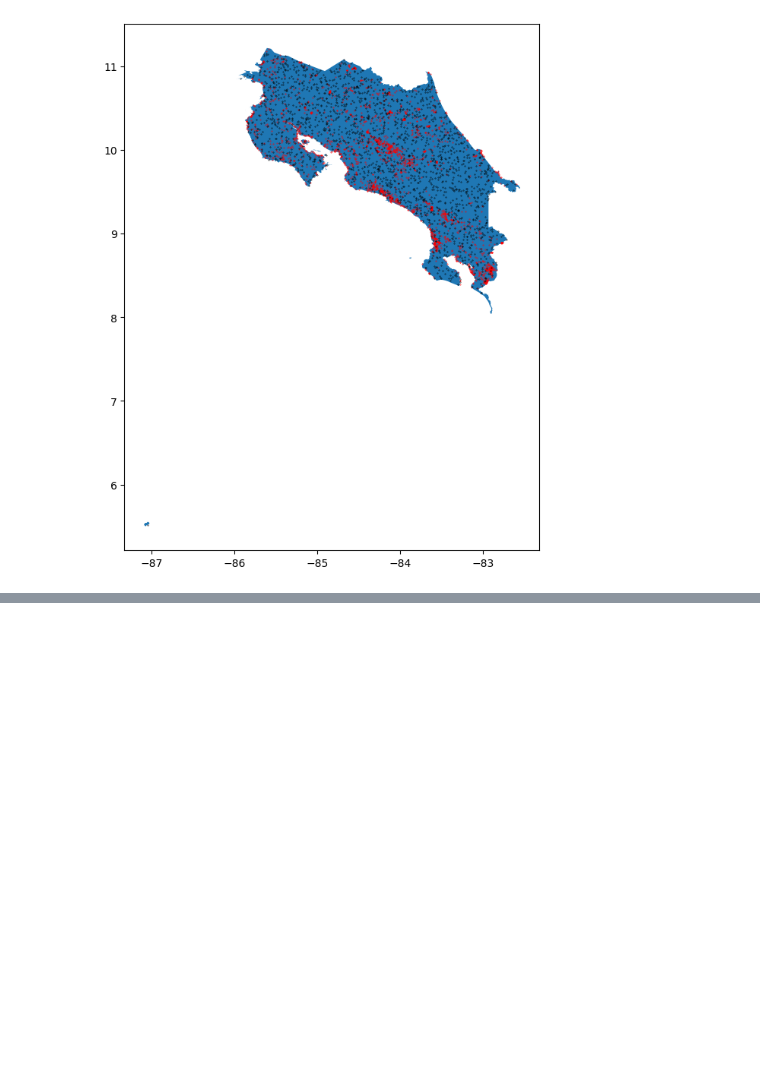
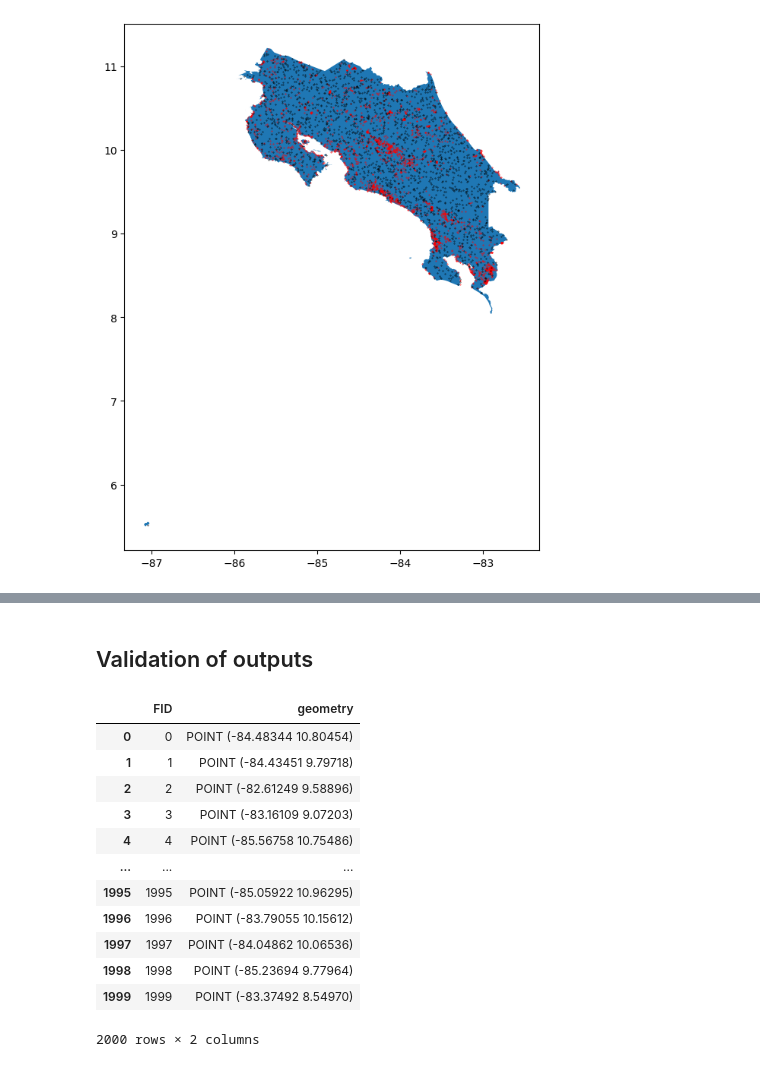
Before and after one commit to wri/plantation_classifier, a Jupyter notebook: notebooks/label_propagation.ipynb, the cells around one changed output, grey strips where cells are left out. Drawn from its saved outputs; the diff is of its cells as text; code cells hidden in the pictures; blank space fills up the shorter version.

```diff
--- a/notebooks/label_propagation.ipynb
+++ b/notebooks/label_propagation.ipynb
@@ -164,0 +280,19 @@ X.shape, y.shape, Xun.shape, yun.shape
+# %% [markdown]
+## Validation of outputs
+# %%
+preds = gpd.read_file('../data/testing/preds.shp')
+preds
+# %% [output]
+|  | FID | geometry |
+| 0 | 0 | POINT (-84.48344 10.80454) |
+| 1 | 1 | POINT (-84.43451 9.79718) |
+| 2 | 2 | POINT (-82.61249 9.58896) |
+| 3 | 3 | POINT (-83.16109 9.07203) |
+| 4 | 4 | POINT (-85.56758 10.75486) |
+| ... | ... | ... |
+| 1995 | 1995 | POINT (-85.05922 10.96295) |
+| 1996 | 1996 | POINT (-83.79055 10.15612) |
+| 1997 | 1997 | POINT (-84.04862 10.06536) |
+| 1998 | 1998 | POINT (-85.23694 9.77964) |
+| 1999 | 1999 | POINT (-83.37492 8.54970) |
+2000 rows × 2 columns
```
Also changed, not shown: parts of 26 cells of this notebook.
